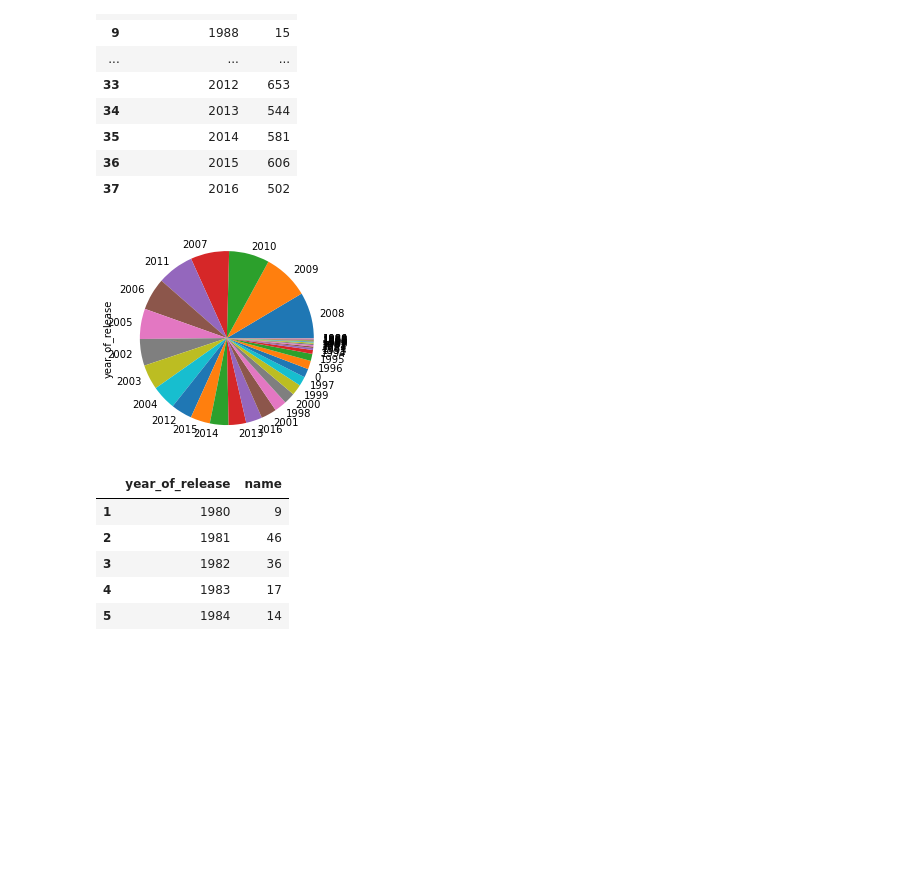
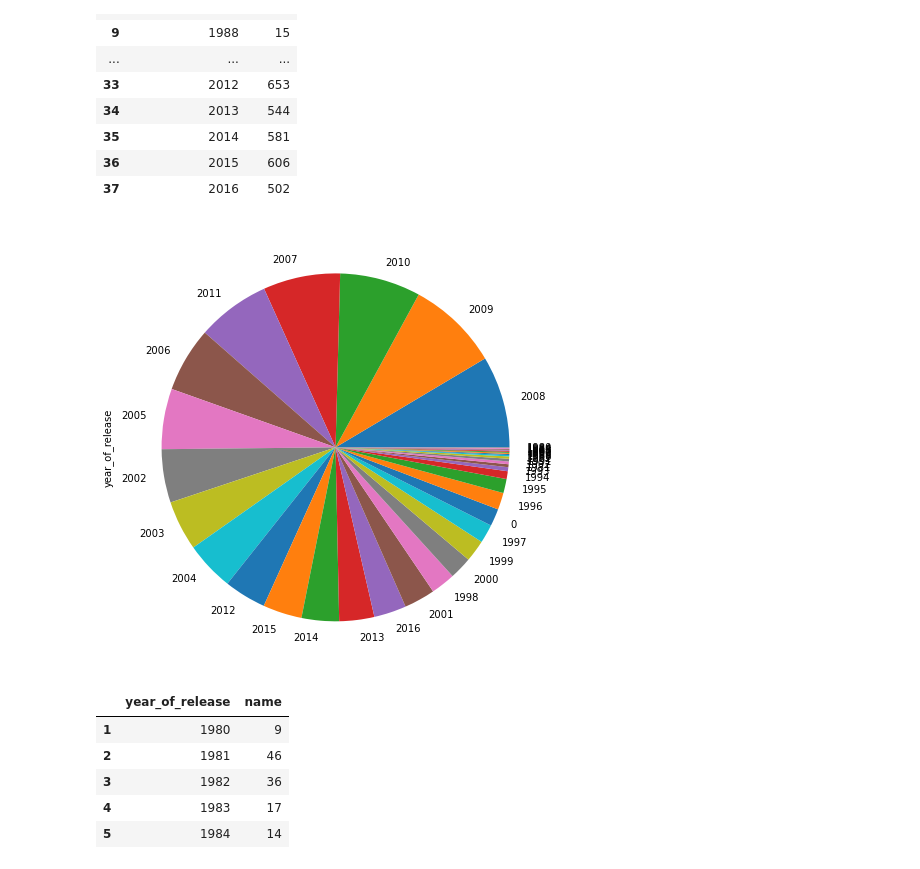
Before and after one commit to djangoBG/Projects, a Jupyter notebook: Games_project.ipynb, the cells around one changed output. Saved outputs shown, nothing was run; the diff lists cells and outputs as text; code cells hidden in the pictures; blank space fills up the shorter version.

```diff
--- a/Games_project.ipynb
+++ b/Games_project.ipynb
@@ -11,7 +11,7 @@ import pandas as pd
 import numpy as np
 
 
-data=pd.read_csv('C:\\Users\\igorm\\Downloads\\Games_project\\games.csv')
+data=pd.read_csv('C:\\Users\\igorm\\Downloads\Projekti\Games_project\\games.csv')
 
 data.head(10)
 # %% [output]
@@ -396,15 +396,15 @@ df
 | 36 | 2015 | 606 |
 | 37 | 2016 | 502 |
 # %%
-data['year_of_release'].value_counts().plot(subplots=True,kind='pie');
+data['year_of_release'].value_counts().plot(figsize=(8,8),subplots=True,kind='pie');
 
 #simple solution for released games visualisation, from a pie we can clearly
 
 #see that most productive years are 2008,2009,and 2010
 
 #in order to get more detalied visualisation we are going to build lolypop chart
 # %% [output]
-[figure, old version]
+[figure, new version]
 # %%
 df=df[df['year_of_release']!=0] #gonna remove columns with zeros
 # %%
```
Also changed, not shown: parts of 9 cells of this notebook.
